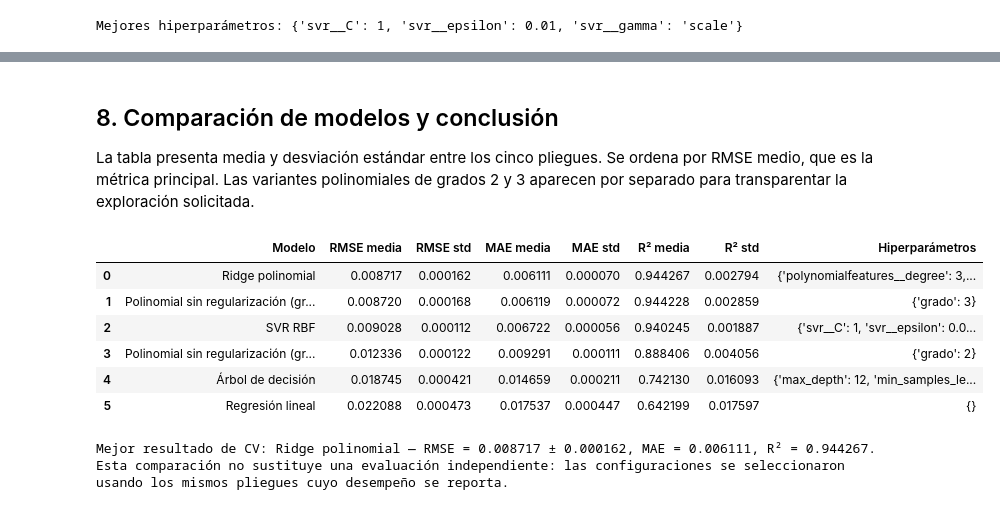
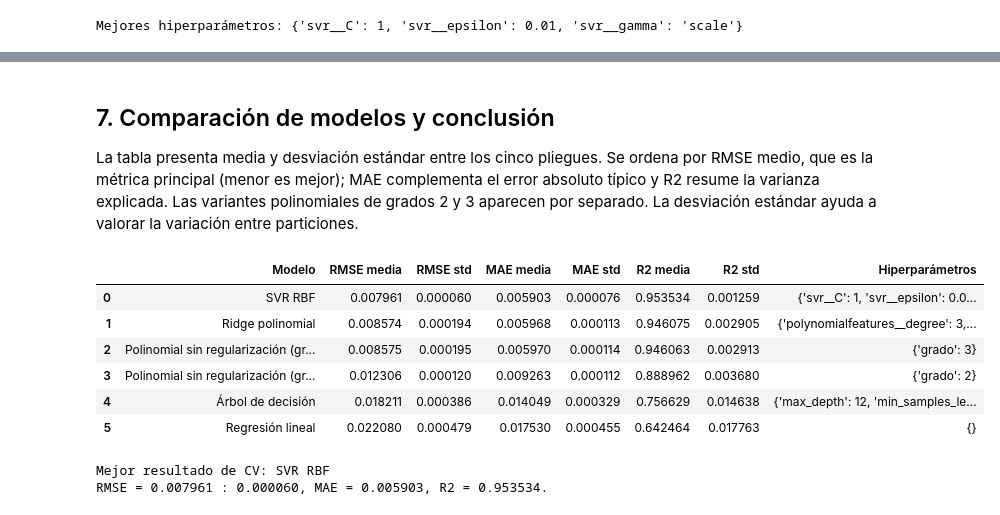
Before and after one commit to RaulLopez1903/MIA_Raul_P., a Jupyter notebook: Aprendizaje_supervisado/modulo2/Perez_Raul_Examen_Modulo2.ipynb, the cells around one changed output, grey strips where cells are left out. Saved outputs shown, nothing was run; the diff lists cells and outputs as text; code cells hidden in the pictures.

```diff
--- a/Aprendizaje_supervisado/modulo2/Perez_Raul_Examen_Modulo2.ipynb
+++ b/Aprendizaje_supervisado/modulo2/Perez_Raul_Examen_Modulo2.ipynb
@@ -312,28 +333,24 @@ Mejores hiperparámetros: {'max_depth': 12, 'min_samples_leaf': 20}
 # %% [markdown]
-## 8. Comparación de modelos y conclusión
+## 7. Comparación de modelos y conclusión
 
-La tabla presenta media y desviación estándar entre los cinco pliegues. Se ordena por RMSE medio, que es la métrica principal. Las variantes polinomiales de grados 2 y 3 aparecen por separado para transparentar la exploración solicitada.
+La tabla presenta media y desviación estándar entre los cinco pliegues. Se ordena por RMSE medio, que es la métrica principal (menor es mejor); MAE complementa el error absoluto típico y R2 resume la varianza explicada. Las variantes polinomiales de grados 2 y 3 aparecen por separado. La desviación estándar ayuda a valorar la variación entre particiones.
 # %%
 results_df = pd.DataFrame(results).sort_values("RMSE media").reset_index(drop=True)
 display(results_df)
 
 best_row = results_df.iloc[0]
 print(
-    f"Mejor resultado de CV: {best_row['Modelo']} — "
-    f"RMSE = {best_row['RMSE media']:.6f} ± {best_row['RMSE std']:.6f}, "
-    f"MAE = {best_row['MAE media']:.6f}, R² = {best_row['R² media']:.6f}."
+    f"Mejor resultado de CV: {best_row['Modelo']} \n"
+    f"RMSE = {best_row['RMSE media']:.6f} : {best_row['RMSE std']:.6f}, "
+    f"MAE = {best_row['MAE media']:.6f}, R2 = {best_row['R2 media']:.6f}."
 )
-print(
-    "Esta comparación no sustituye una evaluación independiente: las configuraciones "
-    "se seleccionaron usando los mismos pliegues cuyo desempeño se reporta."
-)
 # %% [output]
-|  | Modelo | RMSE media | RMSE std | MAE media | MAE std | R² media | R² std | Hiperparámetros |
-| 0 | Ridge polinomial | 0.008717 | 0.000162 | 0.006111 | 0.000070 | 0.944267 | 0.002794 | {'polynomialfeatures__degree': 3,... |
-| 1 | Polinomial sin regularización (gr... | 0.008720 | 0.000168 | 0.006119 | 0.000072 | 0.944228 | 0.002859 | {'grado': 3} |
-| 2 | SVR RBF | 0.009028 | 0.000112 | 0.006722 | 0.000056 | 0.940245 | 0.001887 | {'svr__C': 1, 'svr__epsilon': 0.0... |
-| 3 | Polinomial sin regularización (gr... | 0.012336 | 0.000122 | 0.009291 | 0.000111 | 0.888406 | 0.004056 | {'grado': 2} |
-| 4 | Árbol de decisión | 0.018745 | 0.000421 | 0.014659 | 0.000211 | 0.742130 | 0.016093 | {'max_depth': 12, 'min_samples_le... |
-| 5 | Regresión lineal | 0.022088 | 0.000473 | 0.017537 | 0.000447 | 0.642199 | 0.017597 | {} |
+|  | Modelo | RMSE media | RMSE std | MAE media | MAE std | R2 media | R2 std | Hiperparámetros |
+| 0 | SVR RBF | 0.007961 | 0.000060 | 0.005903 | 0.000076 | 0.953534 | 0.001259 | {'svr__C': 1, 'svr__epsilon': 0.0... |
+| 1 | Ridge polinomial | 0.008574 | 0.000194 | 0.005968 | 0.000113 | 0.946075 | 0.002905 | {'polynomialfeatures__degree': 3,... |
+| 2 | Polinomial sin regularización (gr... | 0.008575 | 0.000195 | 0.005970 | 0.000114 | 0.946063 | 0.002913 | {'grado': 3} |
+| 3 | Polinomial sin regularización (gr... | 0.012306 | 0.000120 | 0.009263 | 0.000112 | 0.888962 | 0.003680 | {'grado': 2} |
+| 4 | Árbol de decisión | 0.018211 | 0.000386 | 0.014049 | 0.000329 | 0.756629 | 0.014638 | {'max_depth': 12, 'min_samples_le... |
+| 5 | Regresión lineal | 0.022080 | 0.000479 | 0.017530 | 0.000455 | 0.642464 | 0.017763 | {} |
-Mejor resultado de CV: Ridge polinomial — RMSE = 0.008717 ± 0.000162, MAE = 0.006111, R² = 0.944267.
-Esta comparación no sustituye una evaluación independiente: las configuraciones se seleccionaron usando los mismos pliegues cuyo desempeño se reporta.
+Mejor resultado de CV: SVR RBF
+RMSE = 0.007961 : 0.000060, MAE = 0.005903, R2 = 0.953534.
```
Also changed, not shown: parts of 30 cells of this notebook, 27 other files.
